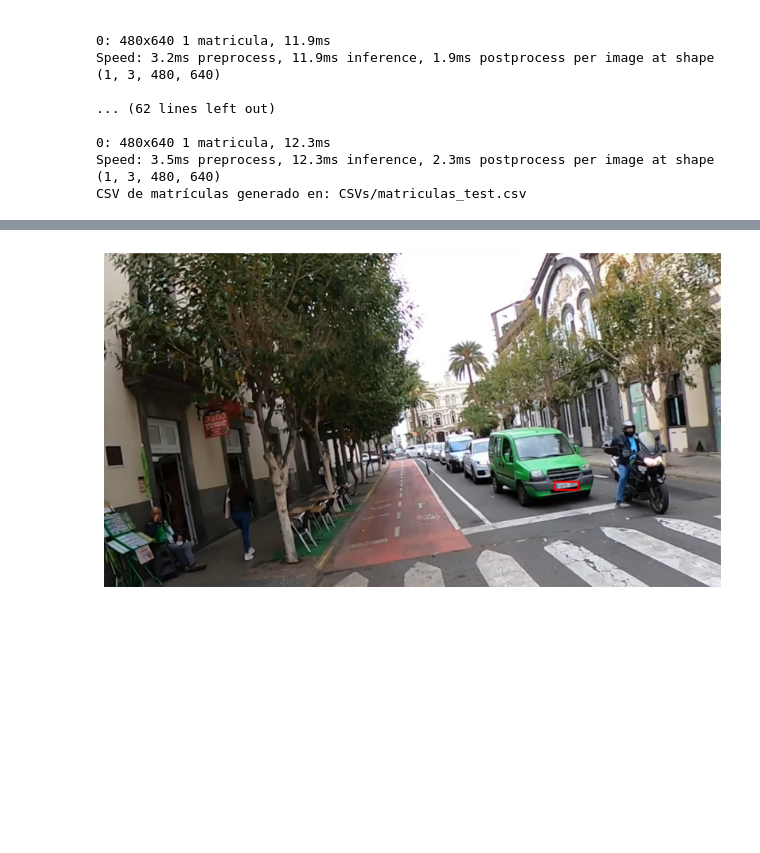
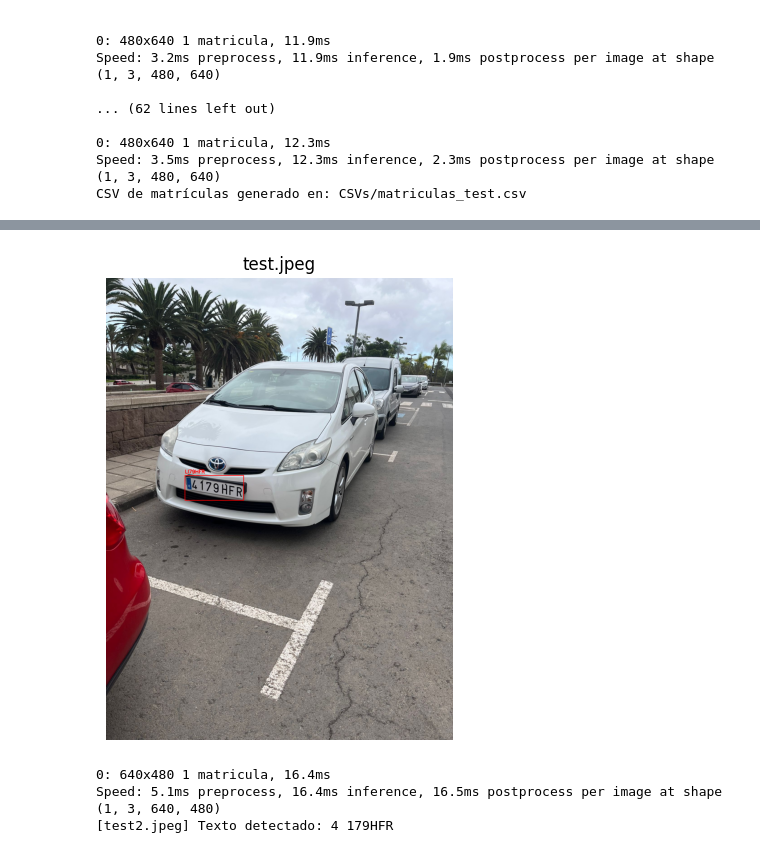
Before and after one commit to Carlosqchao/VC_P4, a Jupyter notebook: VC_P4.ipynb, the cells around one changed output, grey strips where cells are left out. Drawn from its saved outputs; the diff is of its cells as text; code cells hidden in the pictures; blank space fills up the shorter version.

Commit message:
feat: added test images

```diff
--- a/VC_P4.ipynb
+++ b/VC_P4.ipynb
@@ -469,9 +469,14 @@ Speed: 3.2ms preprocess, 11.9ms inference, 1.9ms postprocess per image at shape
 Speed: 3.5ms preprocess, 12.3ms inference, 2.3ms postprocess per image at shape (1, 3, 480, 640)
 CSV de matrículas generado en: CSVs/matriculas_test.csv
 # %%
+import cv2
+from ultralytics import YOLO
+import easyocr
+import matplotlib.pyplot as plt
+
 # ===== CONFIG =====
 model_path = "runs/detect/train/weights/best.pt"
-image_path = "test.jpg"
+image_paths = ["test.jpeg", "test2.jpeg"]
 
 # ===== Inicializar YOLO =====
 model = YOLO(model_path)
@@ -479,42 +484,46 @@ model = YOLO(model_path)
 # ===== Inicializar EasyOCR =====
 reader = easyocr.Reader(['es'], gpu=True)
 
-# ===== Cargar imagen =====
-frame = cv2.imread(image_path)
-if frame is None:
-    raise FileNotFoundError(f"No se pudo cargar la imagen {image_path}")
+# ===== Procesar cada imagen =====
+for image_path in image_paths:
+    # Cargar imagen
+    frame = cv2.imread(image_path)
+    if frame is None:
+        print(f"No se pudo cargar la imagen {image_path}")
+        continue
 
-# ===== Detección =====
-results = model(frame)[0]
+    # Detección
+    results = model(frame)[0]
 
-# ===== Procesar detecciones =====
-for box in results.boxes:
-    cls_id = int(box.cls[0])
-    tipo = model.names[cls_id]
-    if tipo.lower() == "matricula":
-        x1, y1, x2, y2 = map(int, box.xyxy[0])
+    # Procesar detecciones
+    for box in results.boxes:
+        cls_id = int(box.cls[0])
+        tipo = model.names[cls_id]
+        if tipo.lower() == "matricula":
+            x1, y1, x2, y2 = map(int, box.xyxy[0])
 
-        # Padding
-        pad = 5
-        y1_p, y2_p = max(0, y1-pad), min(frame.shape[0], y2+pad)
-        x1_p, x2_p = max(0, x1-pad), min(frame.shape[1], x2+pad)
-        roi = frame[y1_p:y2_p, x1_p:x2_p]
+            # Padding
+            pad = 5
+            y1_p, y2_p = max(0, y1-pad), min(frame.shape[0], y2+pad)
+            x1_p, x2_p = max(0, x1-pad), min(frame.shape[1], x2+pad)
+            roi = frame[y1_p:y2_p, x1_p:x2_p]
 
-        # OCR
-        roi_gray = cv2.cvtColor(roi, cv2.COLOR_BGR2GRAY)
-        _, roi_thresh = cv2.threshold(roi_gray, 0, 255, cv2.THRESH_BINARY + cv2.THRESH_OTSU)
-        ocr_result = reader.readtext(roi_thresh)
-        texto_matricula = " ".join([r[1] for r in ocr_result]) if ocr_result else ""
-        print("Texto detectado:", texto_matricula)
+            # OCR
+            roi_gray = cv2.cvtColor(roi, cv2.COLOR_BGR2GRAY)
+            _, roi_thresh = cv2.threshold(roi_gray, 0, 255, cv2.THRESH_BINARY + cv2.THRESH_OTSU)
+            ocr_result = reader.readtext(roi_thresh)
+            texto_matricula = " ".join([r[1] for r in ocr_result]) if ocr_result else ""
+            print(f"[{image_path}] Texto detectado:", texto_matricula)
 
-        # Dibujar recuadro
-        cv2.rectangle(frame, (x1, y1), (x2, y2), (0,0,255), 2)
-        cv2.putText(frame, texto_matricula, (x1, y1-10), cv2.FONT_HERSHEY_SIMPLEX, 0.7, (0,0,255), 2)
+            # Dibujar recuadro
+            cv2.rectangle(frame, (x1, y1), (x2, y2), (0,0,255), 2)
+            cv2.putText(frame, texto_matricula, (x1, y1-10), cv2.FONT_HERSHEY_SIMPLEX, 0.7, (0,0,255), 2)
 
-# ===== Mostrar imagen con matplotlib =====
-frame_rgb = cv2.cvtColor(frame, cv2.COLOR_BGR2RGB)
-plt.figure(figsize=(10,6))
-plt.imshow(frame_rgb)
-plt.axis("off")
-plt.show()
+    # Mostrar imagen con matplotlib
+    frame_rgb = cv2.cvtColor(frame, cv2.COLOR_BGR2RGB)
+    plt.figure(figsize=(10,6))
+    plt.title(image_path)
+    plt.imshow(frame_rgb)
+    plt.axis("off")
+    plt.show()
 # %% [output]
@@ -524 +533,4 @@ Texto detectado:
-[figure, old version]
+[figure, new version]
+0: 640x480 1 matricula, 16.4ms
+Speed: 5.1ms preprocess, 16.4ms inference, 16.5ms postprocess per image at shape (1, 3, 640, 480)
+[test2.jpeg] Texto detectado: 4 179HFR
```
Also changed, not shown: parts of 1 cell of this notebook, 3 other files.
